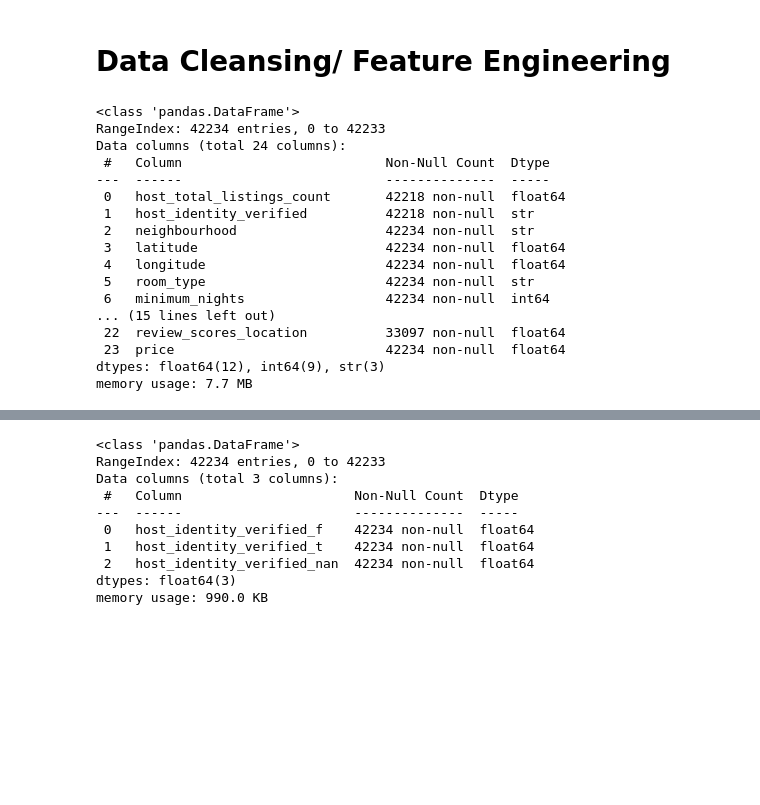
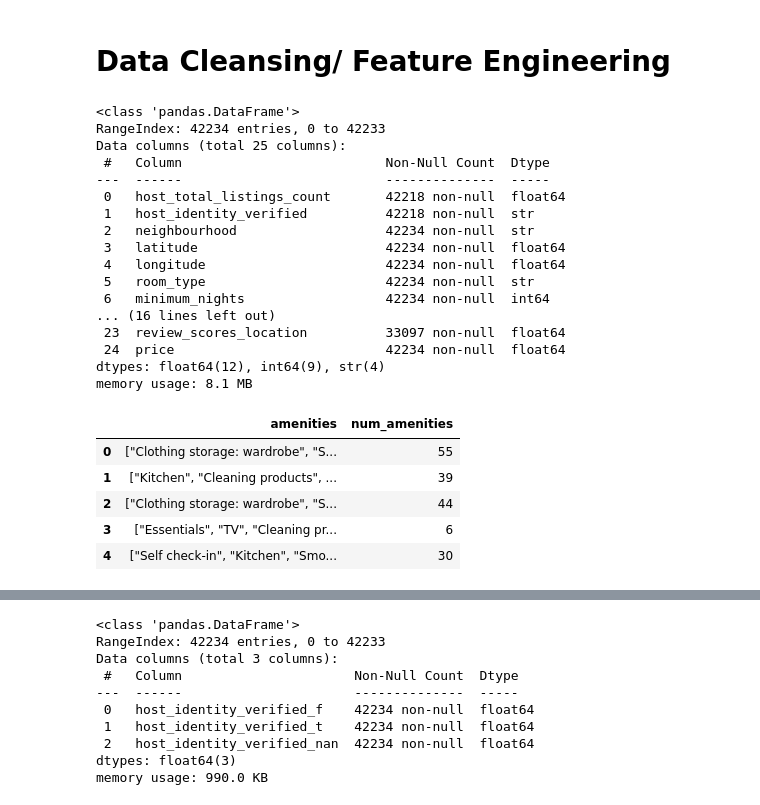
Before and after one commit to Jhe56/Incomplete-Assignments, a Jupyter notebook: assignment4/Data_Challenge.ipynb, the cells around one changed output, grey strips where cells are left out. Drawn from its saved outputs; the diff is of its cells as text; code cells hidden in the pictures; blank space fills up the shorter version.

```diff
--- a/assignment4/Data_Challenge.ipynb
+++ b/assignment4/Data_Challenge.ipynb
@@ -147,12 +147,12 @@ Name: price, dtype: float64
 # Data Cleansing/ Feature Engineering
 # %%
 #removing totally null columns and string columns except for neighborhood
-train_df.drop(['id', 'name', 'host_name', 'host_id', 'host_has_profile_pic', 'neighbourhood_group', 'amenities', 'last_review', 'review_scores_communication', 'review_scores_value', 'review_scores_checkin', 'license'], axis=1, inplace=True)
+train_df.drop(['id', 'name', 'host_name', 'host_id', 'host_has_profile_pic', 'neighbourhood_group', 'last_review', 'review_scores_communication', 'review_scores_value', 'review_scores_checkin', 'license'], axis=1, inplace=True)
 train_df.info()
 # %% [output]
 <class 'pandas.DataFrame'>
 RangeIndex: 42234 entries, 0 to 42233
-Data columns (total 24 columns):
+Data columns (total 25 columns):
  #   Column                          Non-Null Count  Dtype
 ---  ------                          --------------  -----
  0   host_total_listings_count       42218 non-null  float64
@@ -162,8 +162,8 @@ Data columns (total 24 columns):
  4   longitude                       42234 non-null  float64
  5   room_type                       42234 non-null  str
  6   minimum_nights                  42234 non-null  int64
-... (15 lines left out)
- 22  review_scores_location          33097 non-null  float64
- 23  price                           42234 non-null  float64
-dtypes: float64(12), int64(9), str(3)
-memory usage: 7.7 MB
+... (16 lines left out)
+ 23  review_scores_location          33097 non-null  float64
+ 24  price                           42234 non-null  float64
+dtypes: float64(12), int64(9), str(4)
+memory usage: 8.1 MB
@@ -169,0 +182,9 @@ memory usage: 7.7 MB
+# %%
+train_df[['amenities', 'num_amenities']].head()
+# %% [output]
+|  | amenities | num_amenities |
+| 0 | ["Clothing storage: wardrobe", "S... | 55 |
+| 1 | ["Kitchen", "Cleaning products", ... | 39 |
+| 2 | ["Clothing storage: wardrobe", "S... | 44 |
+| 3 | ["Essentials", "TV", "Cleaning pr... | 6 |
+| 4 | ["Self check-in", "Kitchen", "Smo... | 30 |
```
Also changed, not shown: parts of 12 cells of this notebook.
